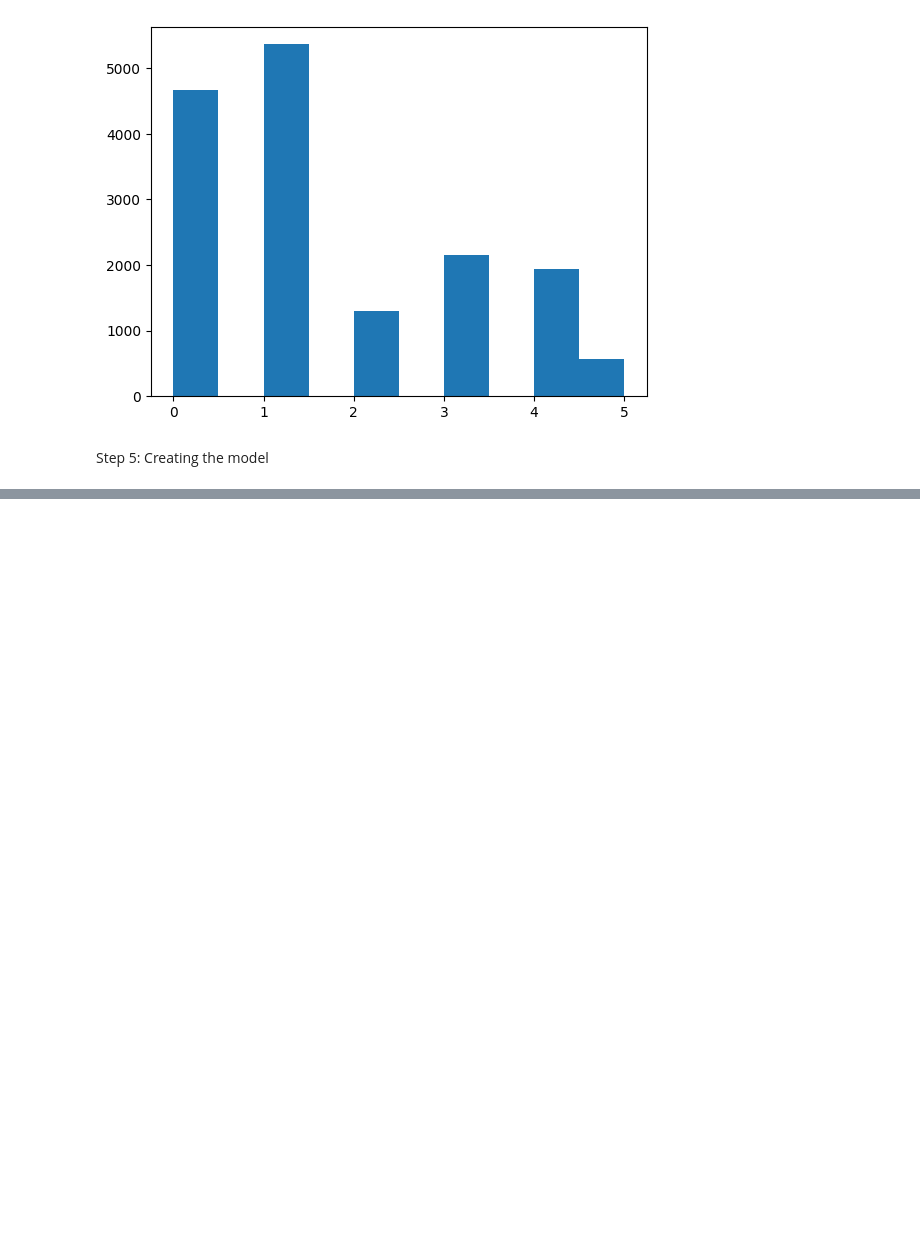
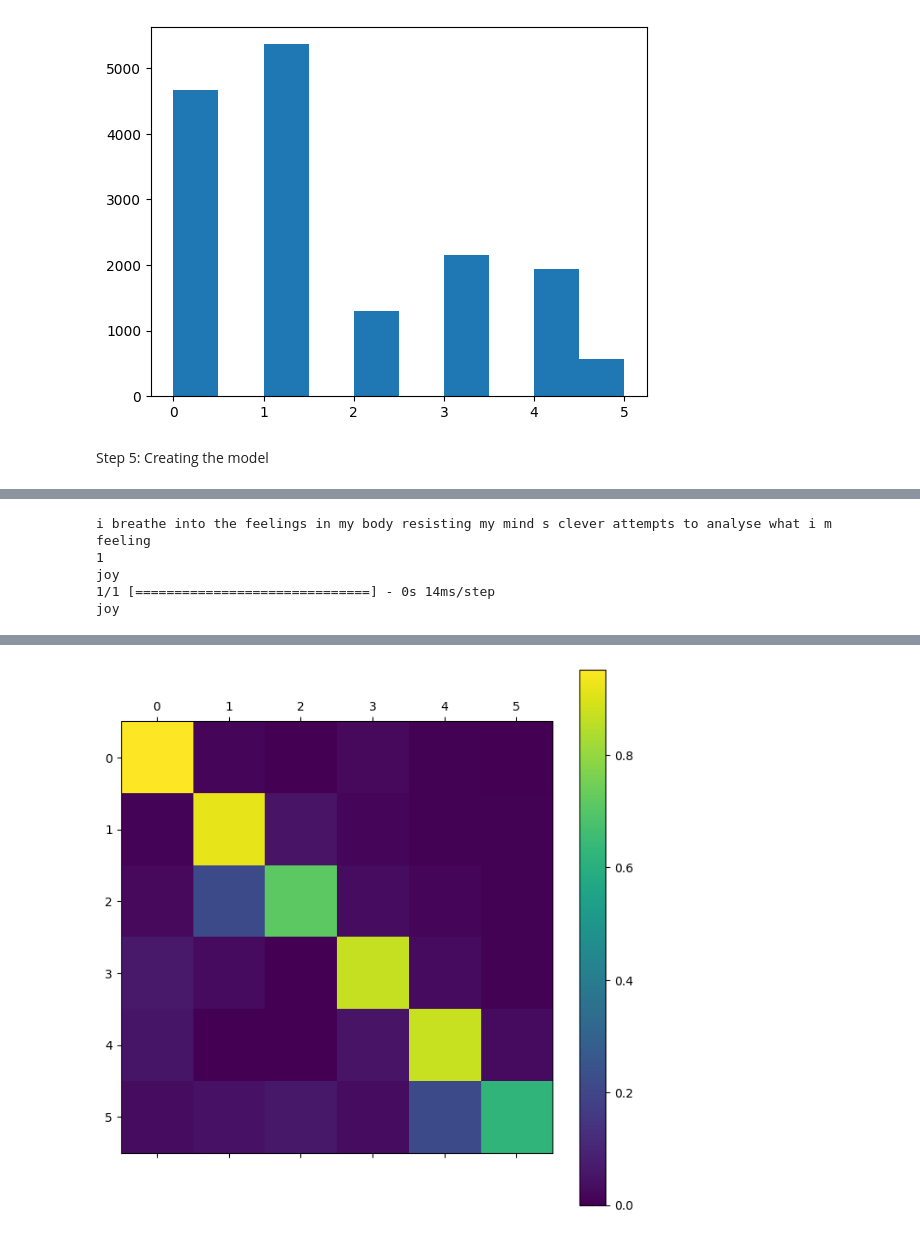
Before and after one commit to ankit-gahlawat-007/Tweet-Emotion-Recognition, a Jupyter notebook: tweet-emotion-recognition.ipynb, the cells around one changed output, grey strips where cells are left out. Saved outputs shown, nothing was run; the diff lists cells and outputs as text; code cells hidden in the pictures; blank space fills up the shorter version.

```diff
--- a/tweet-emotion-recognition.ipynb
+++ b/tweet-emotion-recognition.ipynb
@@ -244,0 +294,10 @@ _________________________________________________________________
+# %%
+# Prepare the test set
+
+test = dataset['test']
+
+test_tweets = test['text']
+test_labels = test['label']
+
+test_seq = get_sequences(tokenizer, test_tweets)
+test_labels = np.array(test_labels)
@@ -244,0 +308,27 @@ _________________________________________________________________
+# %%
+# Let's check at individual predictions on the test set
+
+i = random.randint(0, len(test_labels) - 1)
+
+print(test_tweets[i])
+print(test_labels[i])
+print(index_to_class[test_labels[i]])
+
+pred = model.predict(np.expand_dims(test_seq[i], axis=0))[0]
+pred_class = index_to_class[np.argmax(pred).astype('uint8')]
+print(pred_class)
+# %% [output]
+i breathe into the feelings in my body resisting my mind s clever attempts to analyse what i m feeling
+1
+joy
+1/1 [==============================] - 0s 14ms/step
+joy
+# %%
+# Let's have all the predictions on the test set
+
+all_preds = model.predict(test_seq)
+pred_classes=np.argmax(all_preds,axis=1)
+
+
+show_confusion_matrix(test_labels, pred_classes, list(classes))
+# %% [output]
@@ -244,0 +336 @@ _________________________________________________________________
+[figure, added]
```
Also changed, not shown: parts of 9 cells of this notebook.
